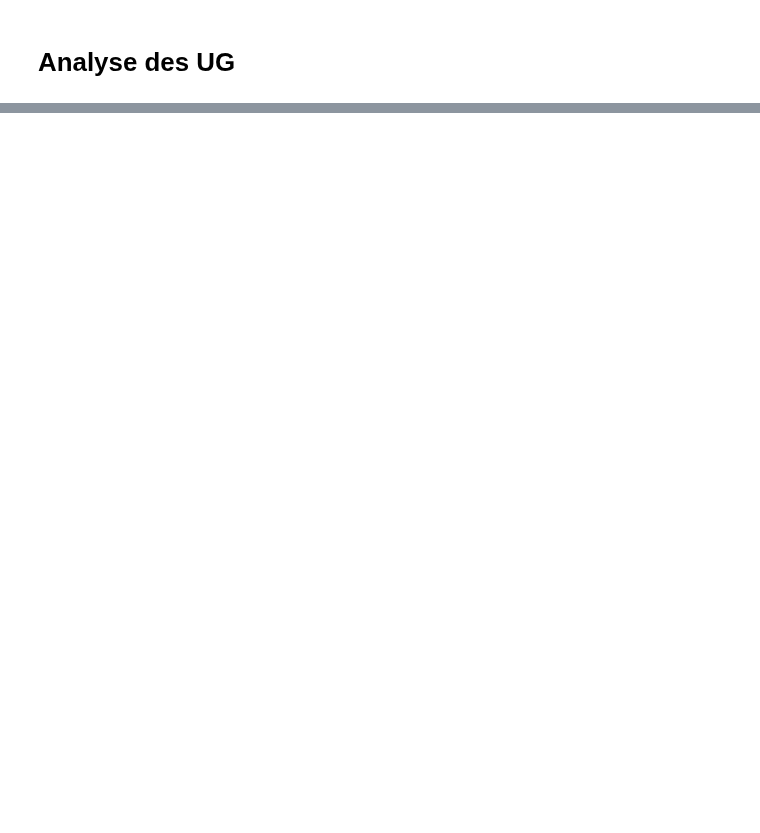
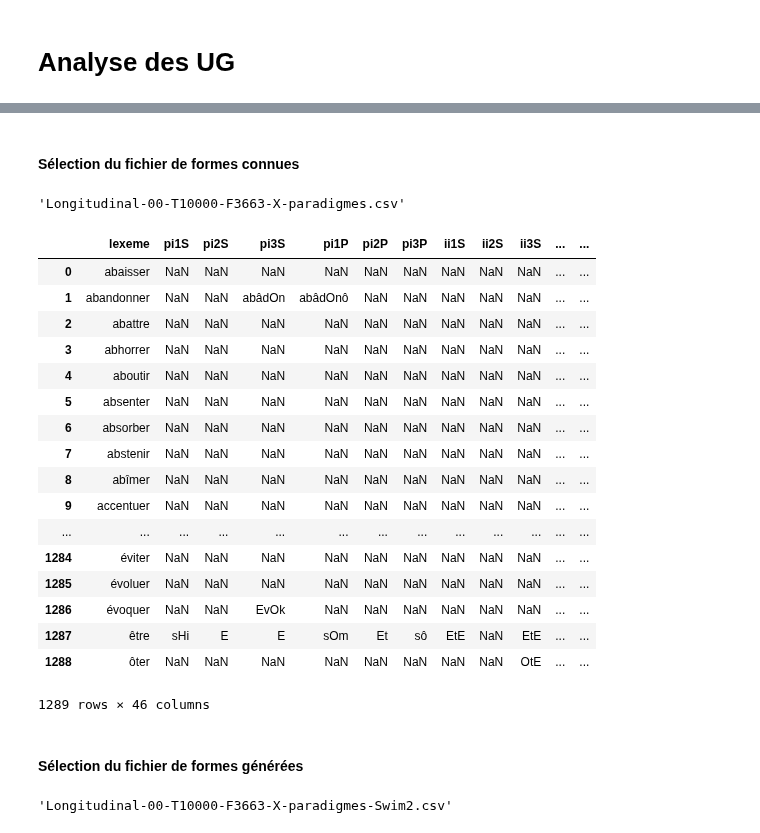
Before and after one commit to gboye/SWIM, a Jupyter notebook: SWIM-Errors/MGC-ErrorsAnalyze.ipynb, the cells around one changed output, grey strips where cells are left out. Saved outputs shown, nothing was run; the diff lists cells and outputs as text; code cells hidden in the pictures; blank space fills up the shorter version.

```diff
--- a/SWIM-Errors/MGC-ErrorsAnalyze.ipynb
+++ b/SWIM-Errors/MGC-ErrorsAnalyze.ipynb
@@ -6,6 +9,8 @@ debug=False
 import datetime,glob
 def dateheure():
     return datetime.datetime.utcnow().strftime('%y%m%d%H%M')
+# %%
+cases=etCols
 # %% [raw]
 from IPython.html.widgets import FloatProgress
 from IPython.display import display
@@ -308,0 +351,44 @@ dtype: int64
+# %%
+fichiersPar=glob.glob(rep+"*paradigmes*.csv")
+# %% [markdown]
+#### Sélection du fichier de formes connues
+# %%
+patron=ur"^.*/(.*Lexique3-%s-.*-F\d+%s-%s%s\.csv)"%(numeroEchantillon,casesType,"paradigmes","")
+patron=ur"^.*/(.*Longitudinal-%s-.*-F\d+%s-%s%s\.csv)"%(numeroEchantillon,casesType,"paradigmes","")
+nomPar=findFichier(patron,fichiersPar)
+nomPar
+# %% [output]
+'Longitudinal-00-T10000-F3663-X-paradigmes.csv'
+# %%
+dfPar=pd.read_csv(rep+nomPar,sep=";",encoding="utf8")
+casesPar=[c for c in cases if c in dfPar.columns]
+dfPar=dfPar[["lexeme"]+casesPar]
+dfPar
+# %% [output]
+|  | lexeme | pi1S | pi2S | pi3S | pi1P | pi2P | pi3P | ii1S | ii2S | ii3S | ... | ... |
+| 0 | abaisser | NaN | NaN | NaN | NaN | NaN | NaN | NaN | NaN | NaN | ... | ... |
+| 1 | abandonner | NaN | NaN | abâdOn | abâdOnô | NaN | NaN | NaN | NaN | NaN | ... | ... |
+| 2 | abattre | NaN | NaN | NaN | NaN | NaN | NaN | NaN | NaN | NaN | ... | ... |
+| 3 | abhorrer | NaN | NaN | NaN | NaN | NaN | NaN | NaN | NaN | NaN | ... | ... |
+| 4 | aboutir | NaN | NaN | NaN | NaN | NaN | NaN | NaN | NaN | NaN | ... | ... |
+| 5 | absenter | NaN | NaN | NaN | NaN | NaN | NaN | NaN | NaN | NaN | ... | ... |
+| 6 | absorber | NaN | NaN | NaN | NaN | NaN | NaN | NaN | NaN | NaN | ... | ... |
+| 7 | abstenir | NaN | NaN | NaN | NaN | NaN | NaN | NaN | NaN | NaN | ... | ... |
+| 8 | abîmer | NaN | NaN | NaN | NaN | NaN | NaN | NaN | NaN | NaN | ... | ... |
+| 9 | accentuer | NaN | NaN | NaN | NaN | NaN | NaN | NaN | NaN | NaN | ... | ... |
+| ... | ... | ... | ... | ... | ... | ... | ... | ... | ... | ... | ... | ... |
+| 1284 | éviter | NaN | NaN | NaN | NaN | NaN | NaN | NaN | NaN | NaN | ... | ... |
+| 1285 | évoluer | NaN | NaN | NaN | NaN | NaN | NaN | NaN | NaN | NaN | ... | ... |
+| 1286 | évoquer | NaN | NaN | EvOk | NaN | NaN | NaN | NaN | NaN | NaN | ... | ... |
+| 1287 | être | sHi | E | E | sOm | Et | sô | EtE | NaN | EtE | ... | ... |
+| 1288 | ôter | NaN | NaN | NaN | NaN | NaN | NaN | NaN | NaN | OtE | ... | ... |
+1289 rows × 46 columns
+# %% [markdown]
+#### Sélection du fichier de formes générées
+# %%
+patron=patron=ur"^.*/(.*Lexique3-%s-.*-F\d+%s-%s%s.*\.csv)"%(numeroEchantillon,casesType,"paradigmes",etapeSwim)
+patron=patron=ur"^.*/(.*Longitudinal-%s-.*-F\d+%s-%s%s.*\.csv)"%(numeroEchantillon,casesType,"paradigmes",etapeSwim)
+nomRes=findFichier(patron,fichiersPar)
+nomRes
+# %% [output]
+'Longitudinal-00-T10000-F3663-X-paradigmes-Swim2.csv'
```
Also changed, not shown: parts of 22 cells of this notebook, 18 other files.
